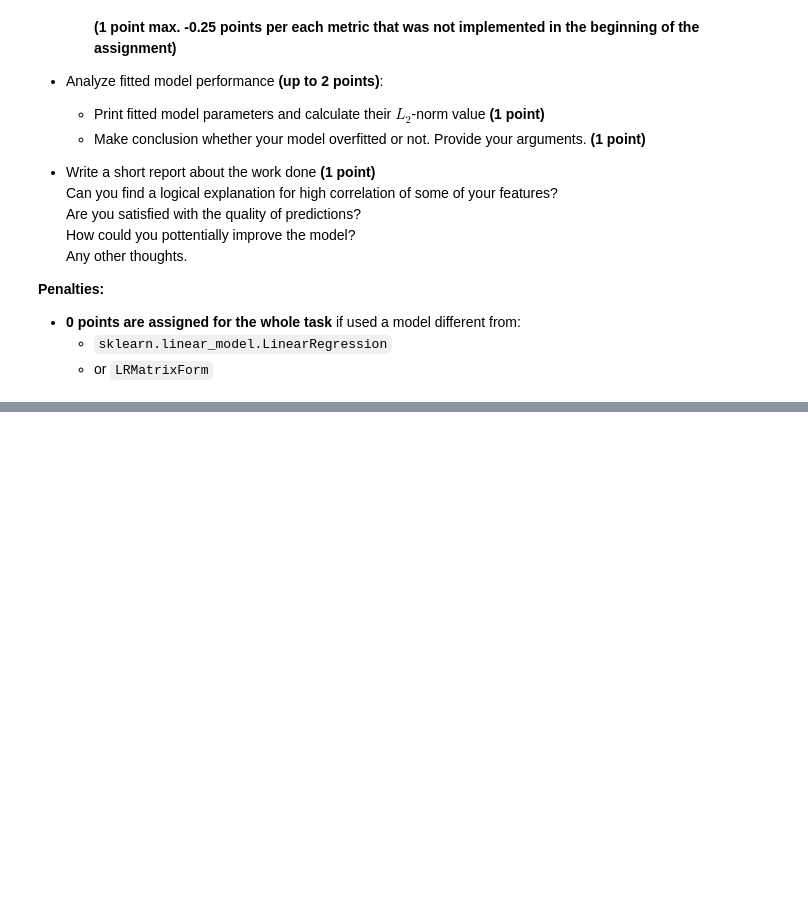
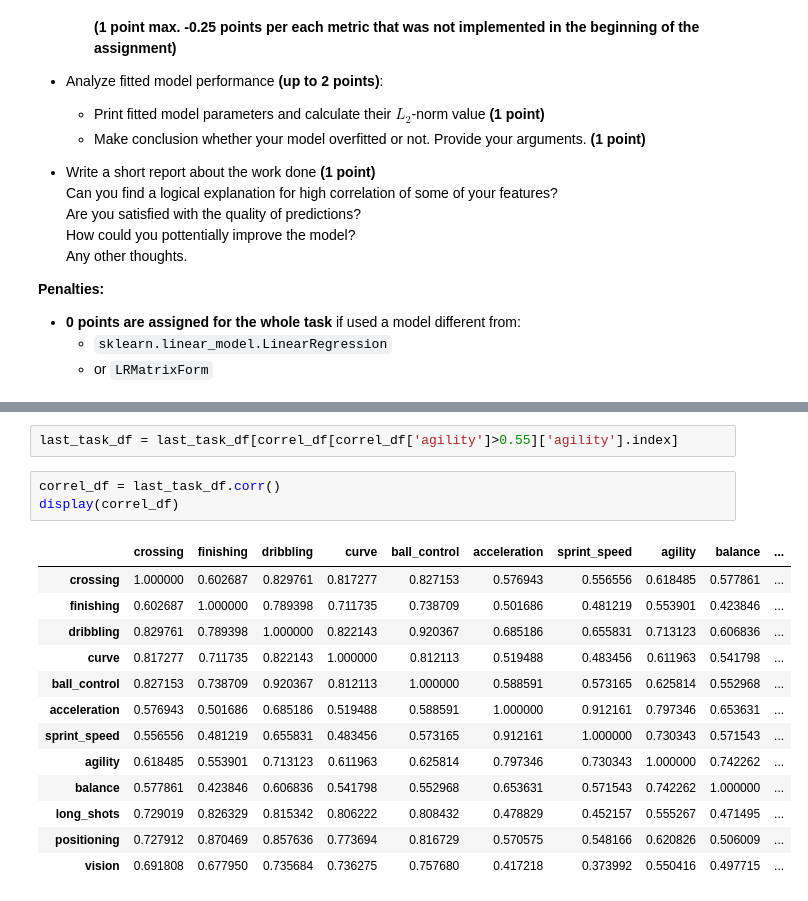
Before and after one commit to mamont79/03-LR, a Jupyter notebook: linear_regression.ipynb, the cells around one changed output, grey strips where cells are left out. Cells and saved outputs as stored; diff of their text form; blank space fills up the shorter version.

```diff
--- a/linear_regression.ipynb
+++ b/linear_regression.ipynb
@@ -1701,0 +1763,19 @@ Steps you need to follow:
+# %%
+last_task_df = last_task_df[correl_df[correl_df['agility']>0.55]['agility'].index]
+# %%
+correl_df = last_task_df.corr()
+display(correl_df)
+# %% [output]
+|  | crossing | finishing | dribbling | curve | ball_control | acceleration | sprint_speed | agility | balance | ... |
+| crossing | 1.000000 | 0.602687 | 0.829761 | 0.817277 | 0.827153 | 0.576943 | 0.556556 | 0.618485 | 0.577861 | ... |
+| finishing | 0.602687 | 1.000000 | 0.789398 | 0.711735 | 0.738709 | 0.501686 | 0.481219 | 0.553901 | 0.423846 | ... |
+| dribbling | 0.829761 | 0.789398 | 1.000000 | 0.822143 | 0.920367 | 0.685186 | 0.655831 | 0.713123 | 0.606836 | ... |
+| curve | 0.817277 | 0.711735 | 0.822143 | 1.000000 | 0.812113 | 0.519488 | 0.483456 | 0.611963 | 0.541798 | ... |
+| ball_control | 0.827153 | 0.738709 | 0.920367 | 0.812113 | 1.000000 | 0.588591 | 0.573165 | 0.625814 | 0.552968 | ... |
+| acceleration | 0.576943 | 0.501686 | 0.685186 | 0.519488 | 0.588591 | 1.000000 | 0.912161 | 0.797346 | 0.653631 | ... |
+| sprint_speed | 0.556556 | 0.481219 | 0.655831 | 0.483456 | 0.573165 | 0.912161 | 1.000000 | 0.730343 | 0.571543 | ... |
+| agility | 0.618485 | 0.553901 | 0.713123 | 0.611963 | 0.625814 | 0.797346 | 0.730343 | 1.000000 | 0.742262 | ... |
+| balance | 0.577861 | 0.423846 | 0.606836 | 0.541798 | 0.552968 | 0.653631 | 0.571543 | 0.742262 | 1.000000 | ... |
+| long_shots | 0.729019 | 0.826329 | 0.815342 | 0.806222 | 0.808432 | 0.478829 | 0.452157 | 0.555267 | 0.471495 | ... |
+| positioning | 0.727912 | 0.870469 | 0.857636 | 0.773694 | 0.816729 | 0.570575 | 0.548166 | 0.620826 | 0.506009 | ... |
+| vision | 0.691808 | 0.677950 | 0.735684 | 0.736275 | 0.757680 | 0.417218 | 0.373992 | 0.550416 | 0.497715 | ... |
```
Also changed, not shown: parts of 6 cells of this notebook.
